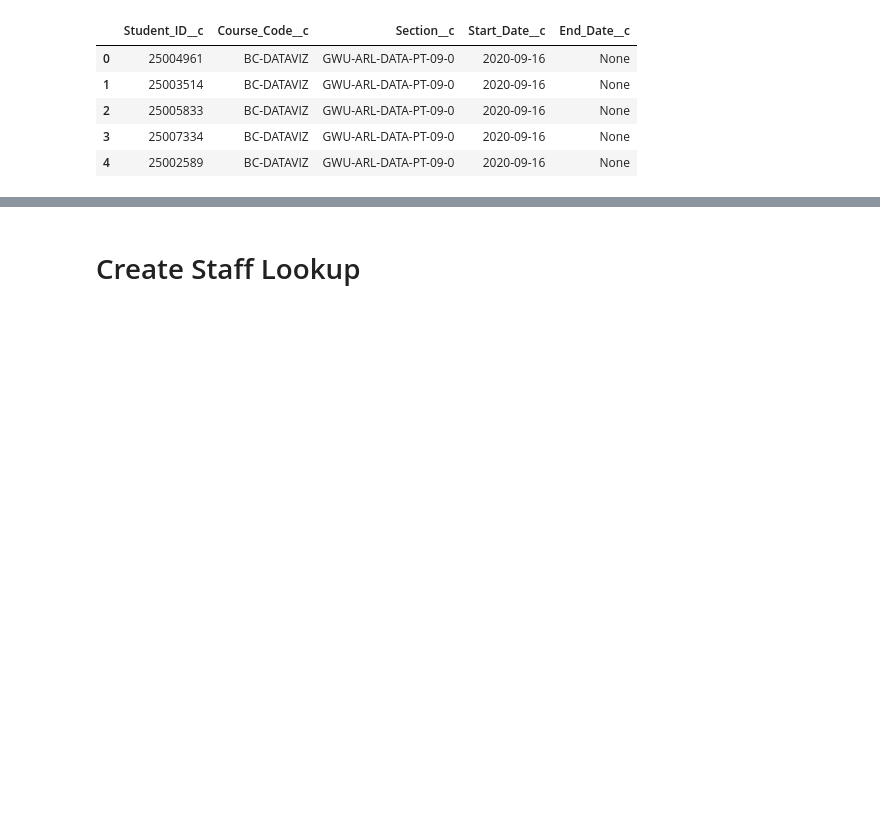
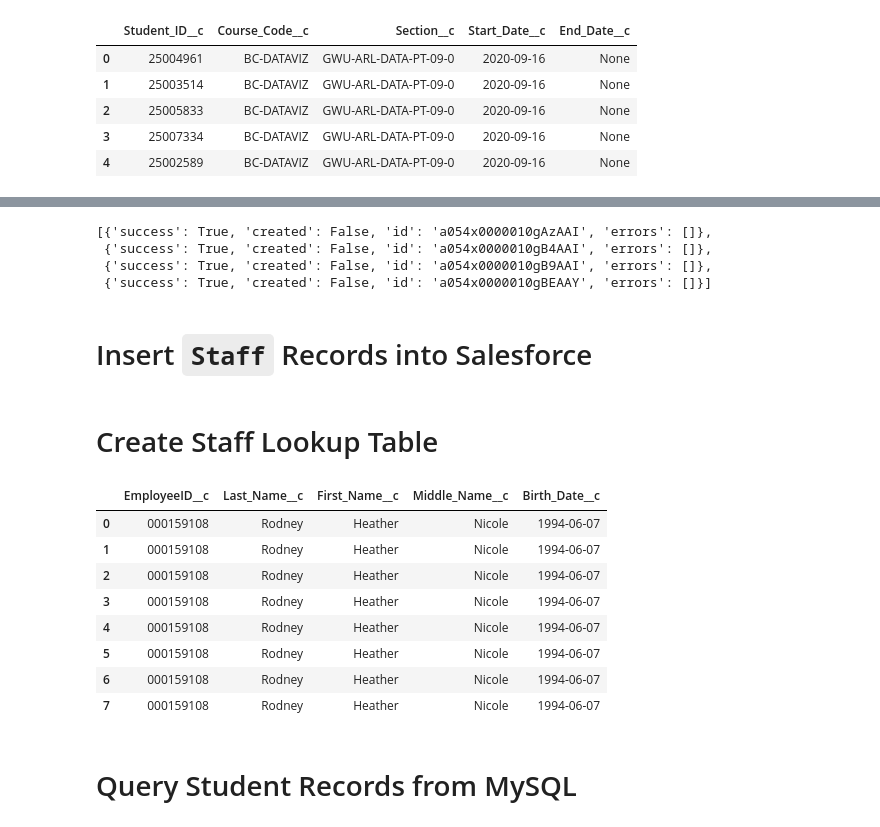
Before and after one commit to Fraolabebe/Salesforce-ETL-Project, a Jupyter notebook: Salesforce-ETL-Project.ipynb, the cells around one changed output, grey strips where cells are left out. Cells and saved outputs as stored; diff of their text form; code cells hidden in the pictures; blank space fills up the shorter version.

```diff
--- a/Salesforce-ETL-Project.ipynb
+++ b/Salesforce-ETL-Project.ipynb
@@ -623,2 +667,71 @@ for rec in recs_to_delete:
+# %%
+#deletes staff data
+staff_records = sf.query("SELECT Id FROM Staff__c")
+recs_to_delete = [{'Id': r['Id']} for r in staff_records['records']]
+recs_to_delete
+
+sf.bulk.Staff__c.delete(recs_to_delete)
+# %% [output]
+[{'success': True, 'created': False, 'id': 'a054x0000010gAzAAI', 'errors': []},
+ {'success': True, 'created': False, 'id': 'a054x0000010gB4AAI', 'errors': []},
+ {'success': True, 'created': False, 'id': 'a054x0000010gB9AAI', 'errors': []},
+ {'success': True, 'created': False, 'id': 'a054x0000010gBEAAY', 'errors': []}]
+# %%
+for rec in recs_to_delete:
+    try:
+        sf.Staff__c.delete(rec['Name'])
+    except Exception as e:
+        print(e)
+# %% [markdown]
+# Insert `Staff` Records into Salesforce
+# %%
+for rec in staff_data_records:
+    record = {
+        'EmployeeID__c': rec['EmployeeID__c'],
+        'Last_Name__c': rec['Last_Name__c'],
+        'First_Name__c': rec['First_Name__c'],
+        'Middle_Name__c': rec['Middle_Name__c'],
+        'Birth_Date__c': str(rec['Birth_Date__c']),
+    }
+    try:
+        sf.Staff__c.create(record)
+    except Exception as e:
+        print(e)
 # %% [markdown]
-# Create Staff Lookup
+# Create Staff Lookup Table
+# %%
+staff_lookup_list = []
+# The `Name` column in the primary key in Salesforce objects
+# The Salesforce query language is called SOQL
+staff_data = sf.query_all_iter("SELECT EmployeeID__c, Name FROM Staff__c")
+for row in staff_data:
+    rec = {
+        'ID_Staff__c': row['Name'], # this is a critical line of code
+        'EmployeeID__c': row['EmployeeID__c'],
+        'First_Name__c': rec['First_Name__c'],
+        'Middle_Name__c': rec['Middle_Name__c'],
+        'Birth_Date__c': str(rec['Birth_Date__c']),
+
+    }
+    staff_lookup_list.append(record)
+staff_lookup_list
+
+
+
+
+#convert to dataframe
+
+staff_lookup_df = pd.DataFrame(staff_lookup_list)
+staff_lookup_df
+# %% [output]
+|  | EmployeeID__c | Last_Name__c | First_Name__c | Middle_Name__c | Birth_Date__c |
+| 0 | 000159108 | Rodney | Heather | Nicole | 1994-06-07 |
+| 1 | 000159108 | Rodney | Heather | Nicole | 1994-06-07 |
+| 2 | 000159108 | Rodney | Heather | Nicole | 1994-06-07 |
+| 3 | 000159108 | Rodney | Heather | Nicole | 1994-06-07 |
+| 4 | 000159108 | Rodney | Heather | Nicole | 1994-06-07 |
+| 5 | 000159108 | Rodney | Heather | Nicole | 1994-06-07 |
+| 6 | 000159108 | Rodney | Heather | Nicole | 1994-06-07 |
+| 7 | 000159108 | Rodney | Heather | Nicole | 1994-06-07 |
+# %% [markdown]
+# Query Student Records from MySQL
```
Also changed, not shown: parts of 25 cells of this notebook, 1 other file.
